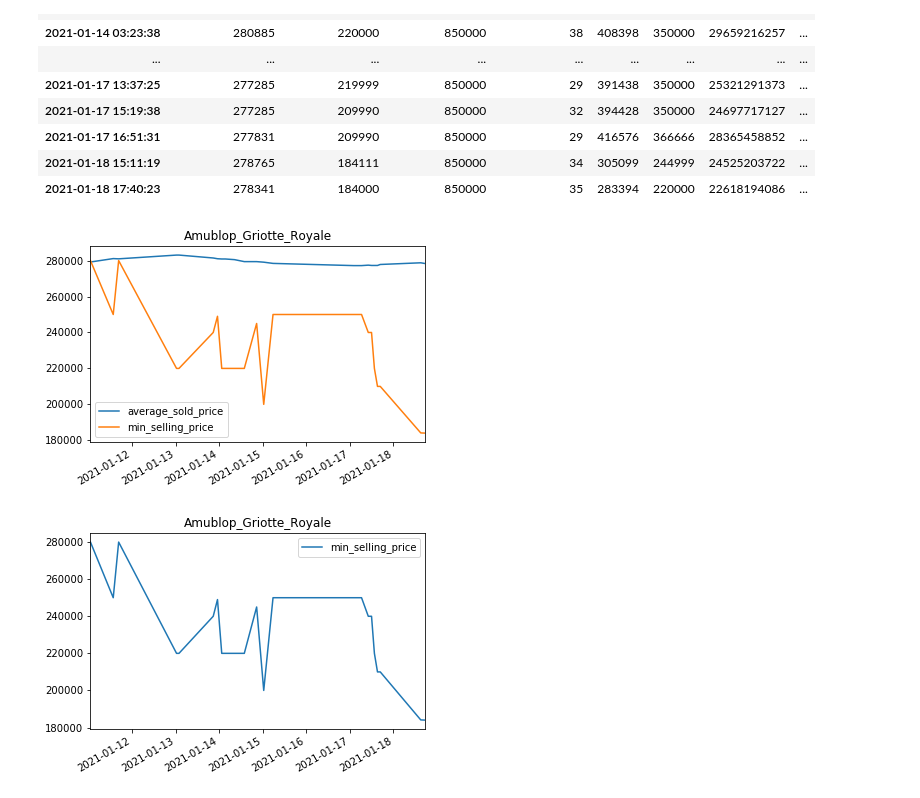
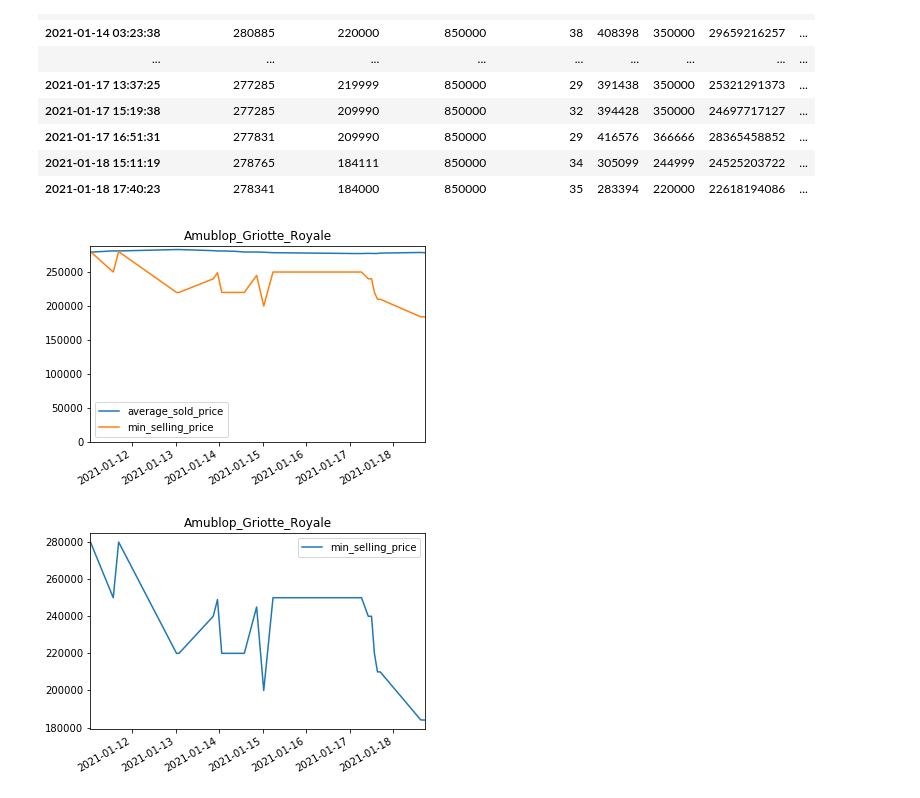
Before and after one commit to Matth26/dof_data, a Jupyter notebook: test.ipynb, the cells around one changed output. Saved outputs shown, nothing was run; the diff lists cells and outputs as text; code cells hidden in the pictures.

```diff
--- a/test.ipynb
+++ b/test.ipynb
@@ -24,9 +24,10 @@ df1
 | 2021-01-18 17:40:23 | 278341 | 184000 | 850000 | 35 | 283394 | 220000 | 22618194086 | ... |
 # %%
 import matplotlib.pyplot as plt
-df1.plot(y=['average_sold_price', 'min_selling_price'], use_index=True, title=name)
+ax = df1.plot(y=['average_sold_price', 'min_selling_price'], use_index=True, title=name)
+ax.set_ylim(ymin=0)
 plt.gcf().autofmt_xdate()
 # %% [output]
-[figure, old version]
+[figure, new version]
 # %%
 import matplotlib.pyplot as plt
```
Also changed, not shown: parts of 2 cells of this notebook.
